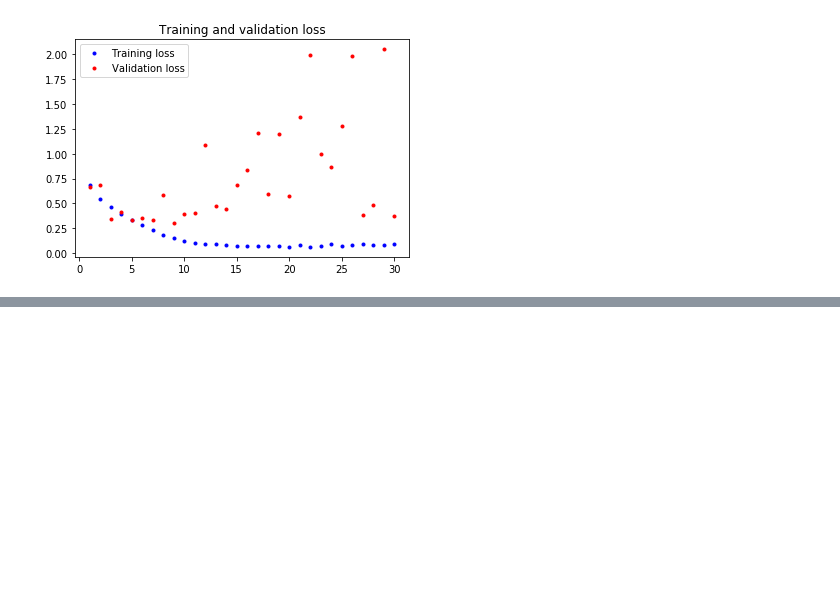
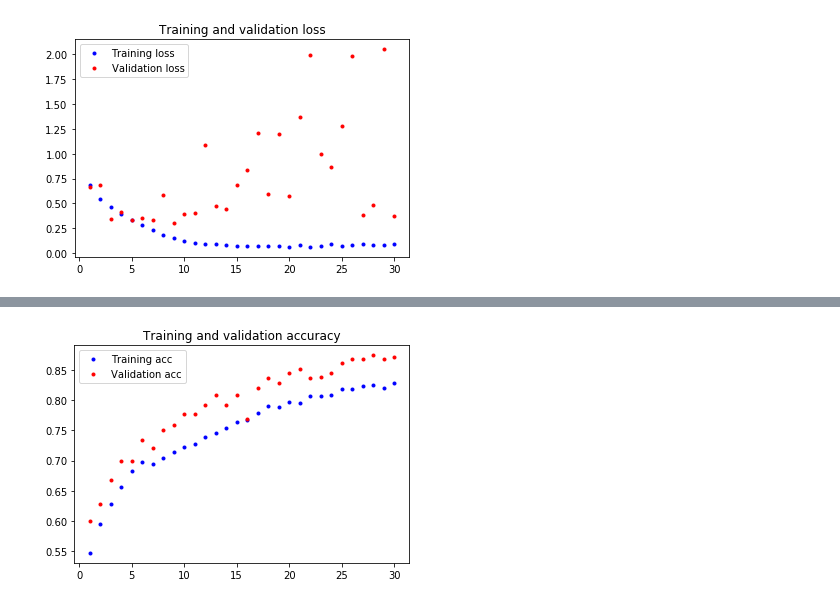
Before and after one commit to guru3/deep-learning-with-python-using-keras, a Jupyter notebook: Cats vs Dogs - training CNNs on small dataset.ipynb, the cells around one changed output, grey strips where cells are left out. Cells and saved outputs as stored; diff of their text form; code cells hidden in the pictures; blank space fills up the shorter version.

Commit message:
add data augmentation and dropouts

```diff
--- a/Cats vs Dogs - training CNNs on small dataset.ipynb
+++ b/Cats vs Dogs - training CNNs on small dataset.ipynb
@@ -176,0 +198,24 @@ plt.show()
+# %%
+# initial model - but with added dropout layers
+model = models.Sequential()
+model.add(layers.Conv2D(32, (3, 3), activation='relu',input_shape=(150, 150, 3)))
+model.add(layers.MaxPooling2D((2, 2)))
+model.add(layers.Conv2D(64, (3, 3), activation='relu'))
+model.add(layers.MaxPooling2D((2, 2)))
+model.add(layers.Dropout(0.5))
+model.add(layers.Conv2D(128, (3, 3), activation='relu'))
+model.add(layers.MaxPooling2D((2, 2)))
+model.add(layers.Conv2D(128, (3, 3), activation='relu'))
+model.add(layers.MaxPooling2D((2, 2)))
+model.add(layers.Flatten())
+model.add(layers.Dropout(0.5))
+model.add(layers.Dense(512, activation='relu'))
+model.add(layers.Dense(1, activation='sigmoid'))
+# %%
+model.compile(loss='binary_crossentropy', optimizer='adam', metrics=['acc'])
+# %%
+history = model.fit_generator(train_generator,
+                              steps_per_epoch=300,
+                              epochs=30,
+                              validation_data=validation_generator,
+                              validation_steps=100)
@@ -176,0 +242,12 @@ plt.show()
+# %%
+acc = history.history['acc']
+val_acc = history.history['val_acc']
+epochs = range(1, len(acc) + 1)
+
+plt.plot(epochs, acc, 'b.', label='Training acc')
+plt.plot(epochs, val_acc, 'r.', label='Validation acc')
+plt.title('Training and validation accuracy')
+plt.legend()
+plt.show()
+# %% [output]
+[figure, added]
```
Also changed, not shown: parts of 6 cells of this notebook.
